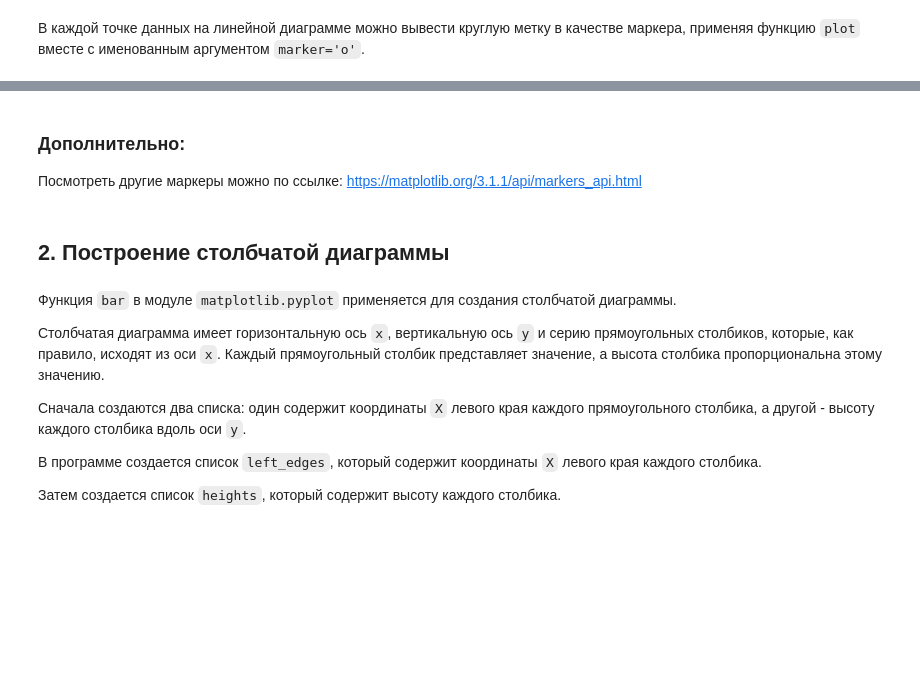
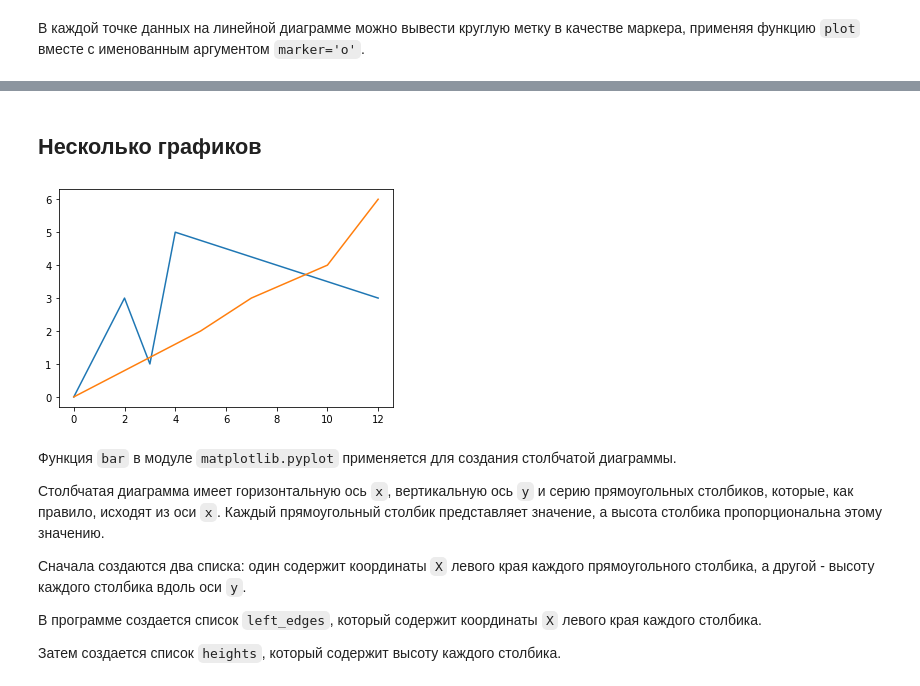
Before and after one commit to dm-fedorov/matplotlib_basic, a Jupyter notebook: 0. list_and_mpl.ipynb, the cells around one changed output, grey strips where cells are left out. Drawn from its saved outputs; the diff is of its cells as text; code cells hidden in the pictures; blank space fills up the shorter version.

```diff
--- a/0. list_and_mpl.ipynb
+++ b/0. list_and_mpl.ipynb
@@ -189,6 +194,20 @@ plt.show()
-# %% [markdown]
-### Дополнительно:
-
-Посмотреть другие маркеры можно по ссылке: https://matplotlib.org/3.1.1/api/markers_api.html
-# %% [markdown]
-## 2. Построение столбчатой диаграммы
+# %% [markdown]
+## Несколько графиков
+# %%
+# Эта программа выводит простой линейный график.
+import matplotlib.pyplot as plt
+%matplotlib inline
+
+# Создать списки для координат X и Y каждой точки данных.
+x1 = [0, 2, 3, 4, 12]
+y1 = [0, 3, 1, 5, 3]
+x2 = [0, 5, 7, 10, 12]
+y2 = [0, 2, 3, 4, 6]
+
+# Построить линейный график.
+plt.plot(x1, y1, x2, y2)
+
+# Показать линейный график.
+plt.show()
+# %% [output]
+[figure, added]
```
Also changed, not shown: parts of 13 cells of this notebook, 1 other file.
